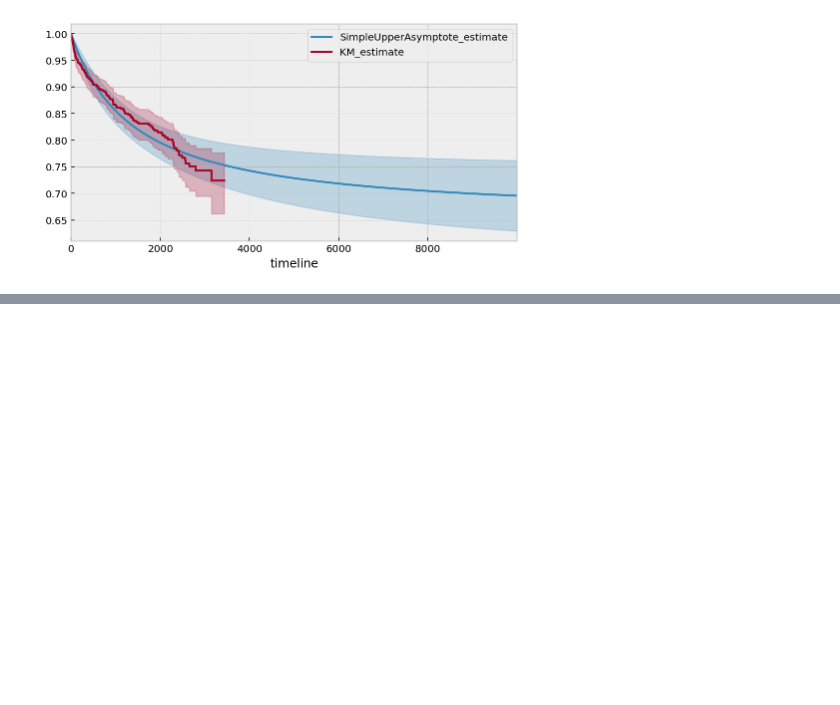
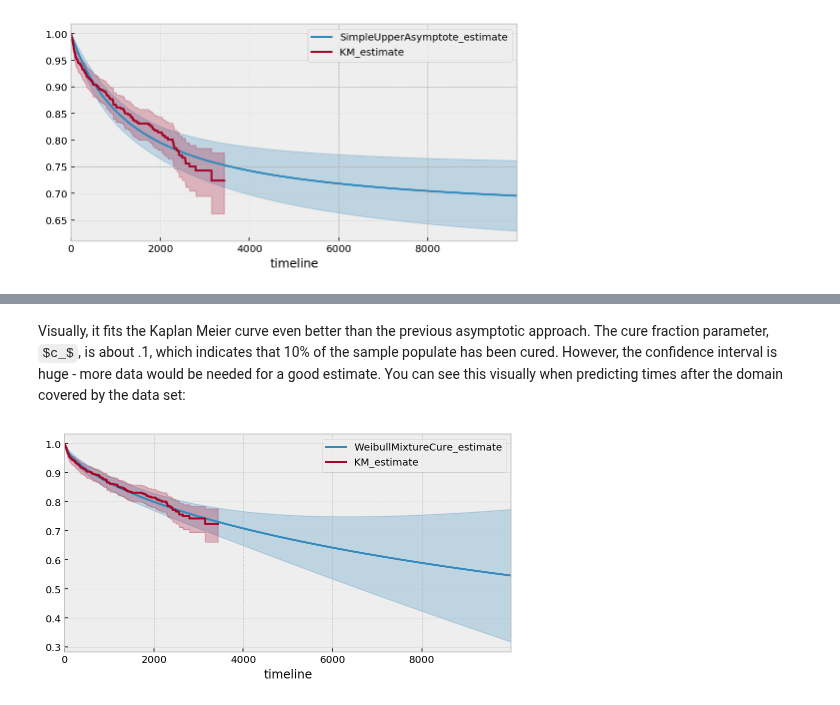
Before and after one commit to CamDavidsonPilon/lifelines, a Jupyter notebook: docs/jupyter_notebooks/Modelling time-lagged conversion rates.ipynb, the cells around one changed output, grey strips where cells are left out. Saved outputs shown, nothing was run; the diff lists cells and outputs as text; code cells hidden in the pictures; some formulas as TeX source; blank space fills up the shorter version.

```diff
--- a/docs/jupyter_notebooks/Modelling time-lagged conversion rates.ipynb
+++ b/docs/jupyter_notebooks/Modelling time-lagged conversion rates.ipynb
@@ -247,0 +304,11 @@ Estimated lower bound: 0.65 (0.57, 0.75)
+# %% [markdown]
+Visually, it fits the Kaplan Meier curve even better than the previous asymptotic approach. The cure fraction parameter,
+$c_$, is about .1, which indicates that 10% of the sample populate has been cured. However, the confidence interval is
+huge - more data would be needed for a good estimate. You can see this visually when predicting times
+after the domain covered by the data set:
+# %%
+wmc = WeibullMixtureCureFitter().fit(T, E, timeline=np.arange(1, 10000))
+ax = wmc.plot_survival_function(figsize=(8,4))
+ax = KaplanMeierFitter().fit(T, E).plot(ax=ax)
+# %% [output]
+[figure, added]
```
Also changed, not shown: parts of 13 cells of this notebook.
